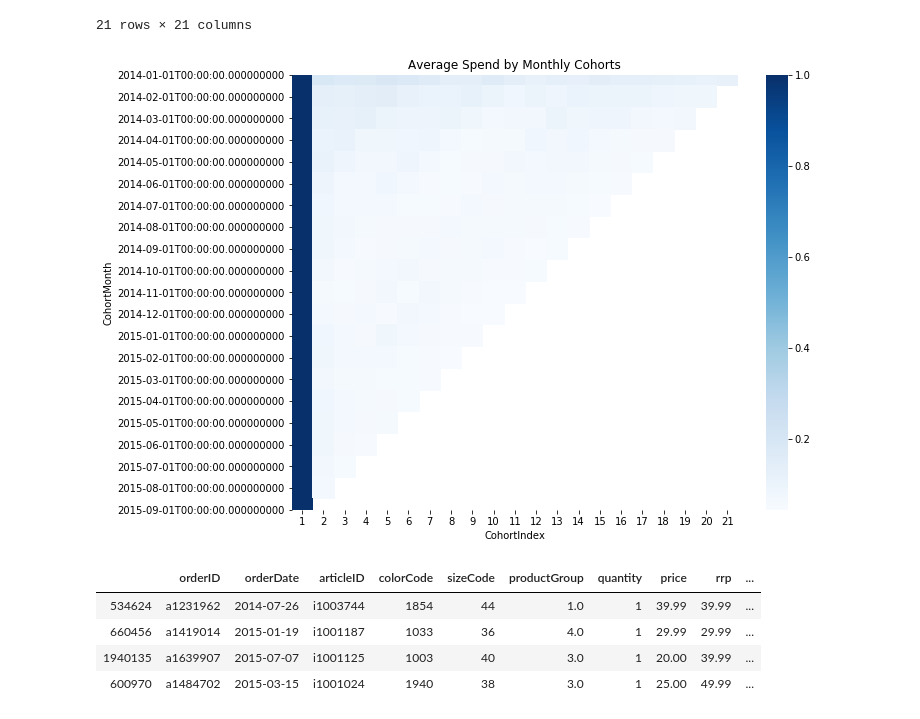
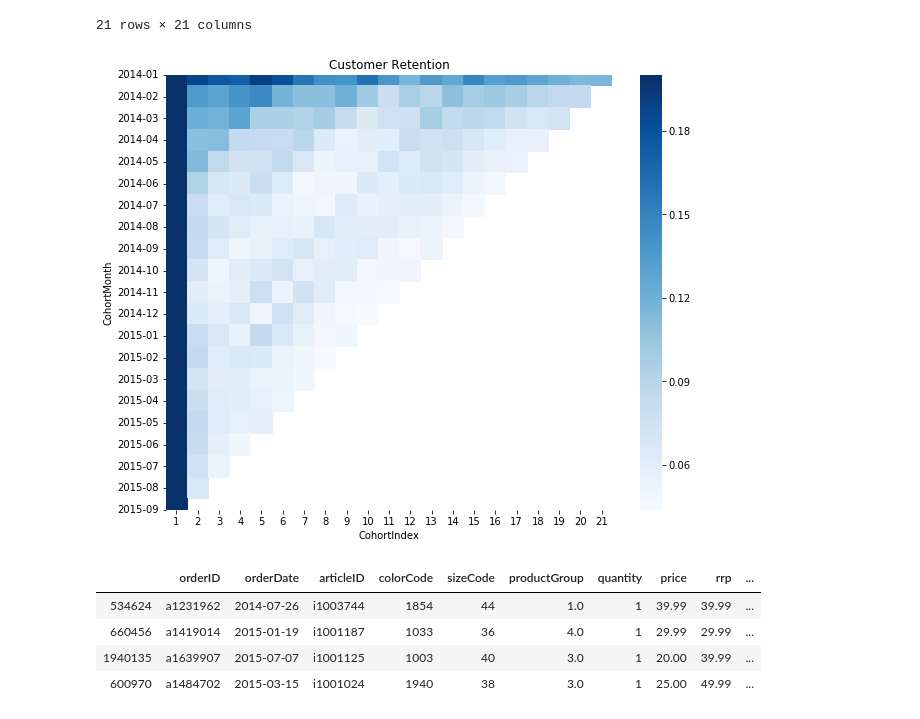
Before and after one commit to MichalWlodkowski/Data_Cup_2016, a Jupyter notebook: DataCup_returns.ipynb, the cells around one changed output. Drawn from its saved outputs; the diff is of its cells as text; code cells hidden in the pictures.

Commit message:
Heatmap upgraded
y_ticker adjusted to have nice formatting, vmax color set to 0.2

```diff
--- a/DataCup_returns.ipynb
+++ b/DataCup_returns.ipynb
@@ -329,20 +330,22 @@ retention.round(3)
 # %%
 import matplotlib.pyplot as plt
 import seaborn as sns
 
+
 # Initialize an 8 by 6 inches plot figure
 plt.figure(figsize=(10, 8))
 # Add a title
-plt.title('Average Spend by Monthly Cohorts')
+plt.title('Customer Retention')
 # Create the heatmap
-sns.heatmap(retention, annot=False, cmap='Blues')
+ax = sns.heatmap(retention, annot=False, cmap='Blues', vmax = 0.2)
+ax.set_yticklabels(retention.index.strftime('%Y-%m'),fontdict = {'verticalalignment': 'center'})
 plt.show()
 
 ## Popraw :
 #max skali (by maks kolor juz dla 50%
 #etykiety danych z lewej strony (idealnie: rok i miesiac)
 # %% [output]
-[figure, old version]
+[figure, new version]
 # %%
 coh_train.sample(4)
 # %% [output]
```
Also changed, not shown: parts of 7 cells of this notebook.
